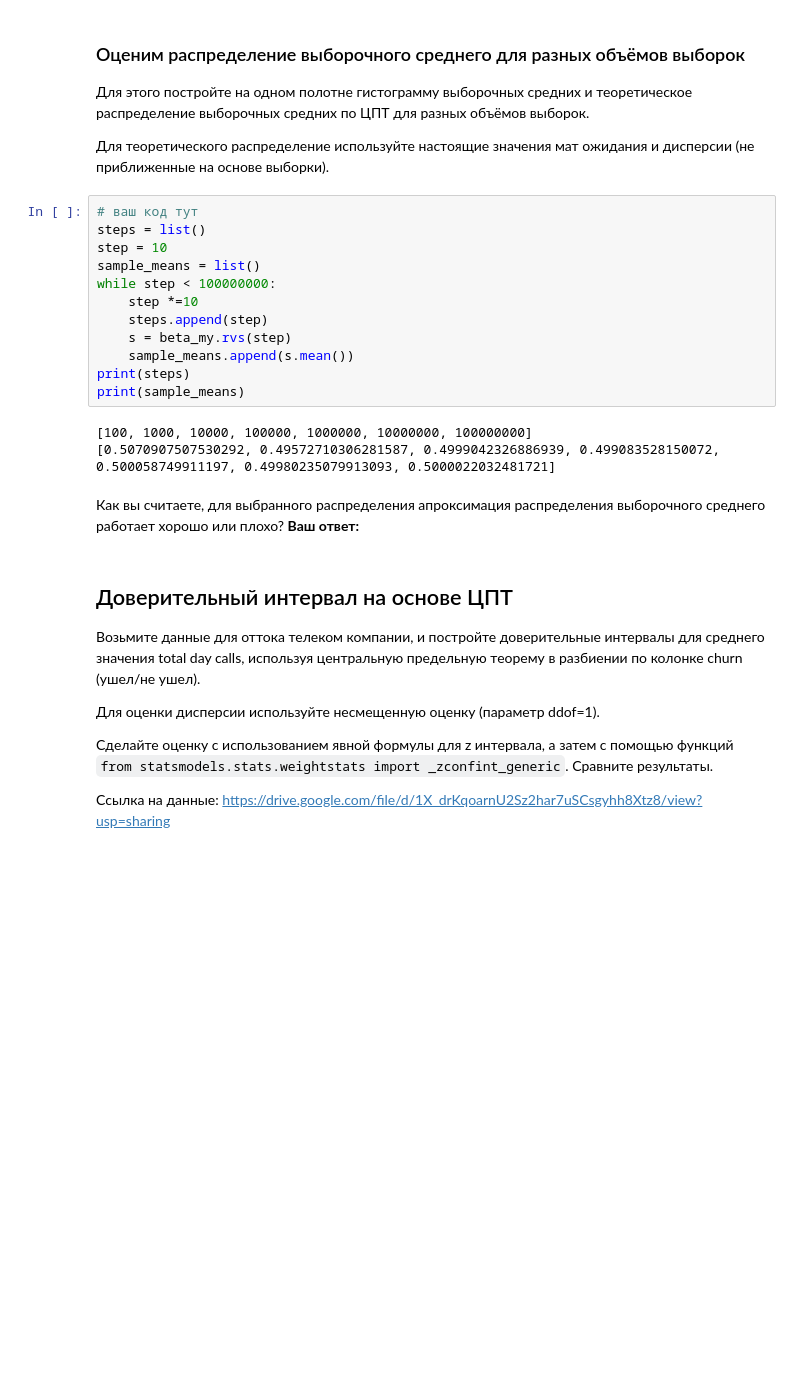
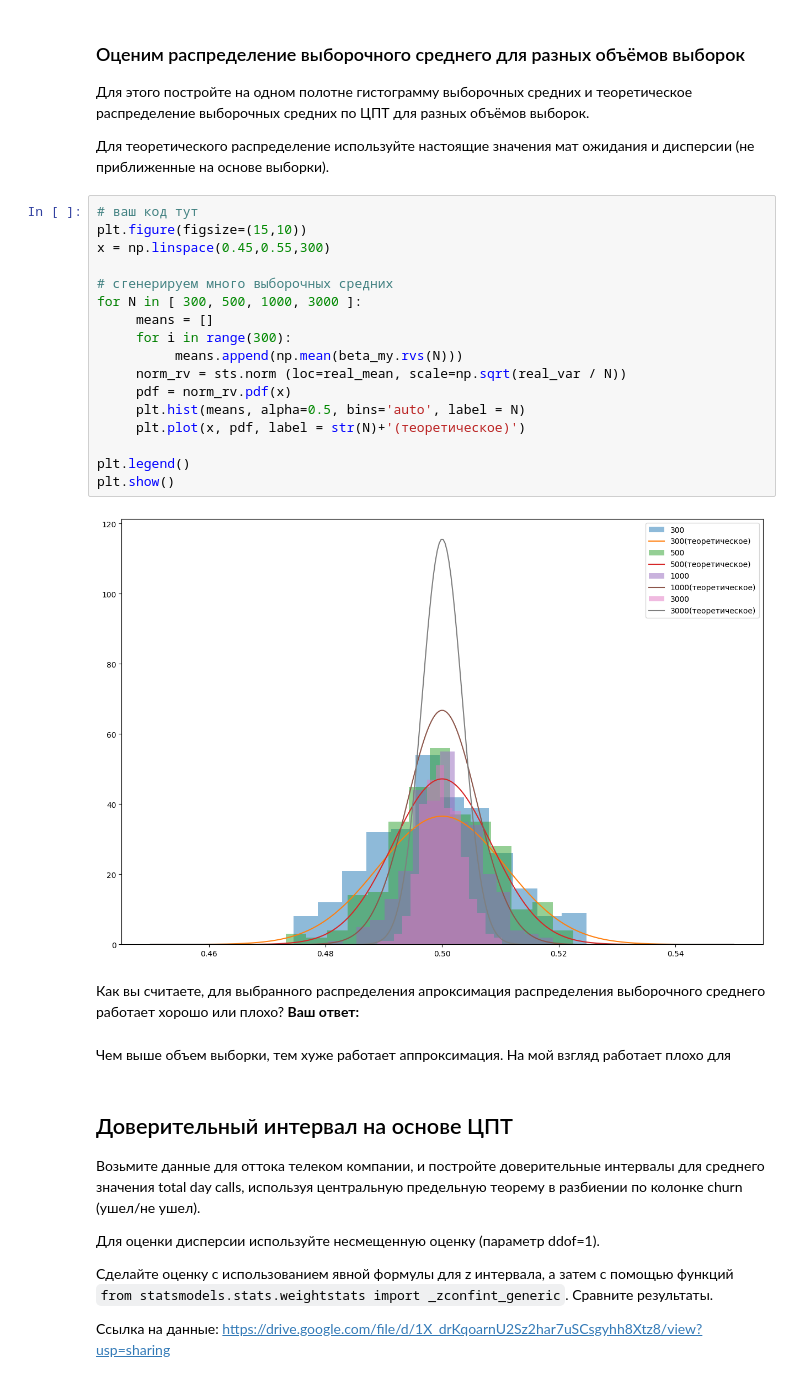
Before and after one commit to maxt/ds-practise, a Jupyter notebook: stat/hw_02.ipynb, the cells around one changed output. Saved outputs shown, nothing was run; the diff lists cells and outputs as text; blank space fills up the shorter version.

```diff
--- a/stat/hw_02.ipynb
+++ b/stat/hw_02.ipynb
@@ -80,24 +76,30 @@ print(sample_var)
 Для этого постройте на одном полотне гистограмму выборочных средних и теоретическое распределение выборочных средних по ЦПТ для разных объёмов выборок.
 
 Для теоретического распределение используйте настоящие значения мат ожидания и дисперсии (не приближенные на основе выборки).
-# %%
-# ваш код тут
-steps = list()
-step = 10
-sample_means = list()
-while step < 100000000:
-    step *=10
-    steps.append(step)
-    s = beta_my.rvs(step)
-    sample_means.append(s.mean())
-print(steps)
-print(sample_means)
-# %% [output]
-[100, 1000, 10000, 100000, 1000000, 10000000, 100000000]
-[0.5070907507530292, 0.49572710306281587, 0.4999042326886939, 0.499083528150072, 0.500058749911197, 0.49980235079913093, 0.5000022032481721]
+# %%
+# ваш код тут
+plt.figure(figsize=(15,10))
+x = np.linspace(0.45,0.55,300)
+
+# сгенерируем много выборочных средних
+for N in [ 300, 500, 1000, 3000 ]:
+     means = []
+     for i in range(300):
+          means.append(np.mean(beta_my.rvs(N)))
+     norm_rv = sts.norm (loc=real_mean, scale=np.sqrt(real_var / N))
+     pdf = norm_rv.pdf(x)
+     plt.hist(means, alpha=0.5, bins='auto', label = N)
+     plt.plot(x, pdf, label = str(N)+'(теоретическое)')
+
+plt.legend()
+plt.show()
+# %% [output]
+[figure, added]
 # %% [markdown]
 Как вы считаете, для выбранного распределения апроксимация распределения выборочного среднего работает хорошо или плохо?
 **Ваш ответ:**
+# %% [markdown]
+Чем выше объем выборки, тем хуже работает аппроксимация. На мой взгляд работает плохо для
 # %% [markdown]
 ## Доверительный интервал на основе ЦПТ
 Возьмите данные для оттока телеком компании, и постройте доверительные интервалы для среднего значения total day calls, используя центральную предельную теорему в разбиении по колонке churn (ушел/не ушел).
```
Also changed, not shown: parts of 5 cells of this notebook.
